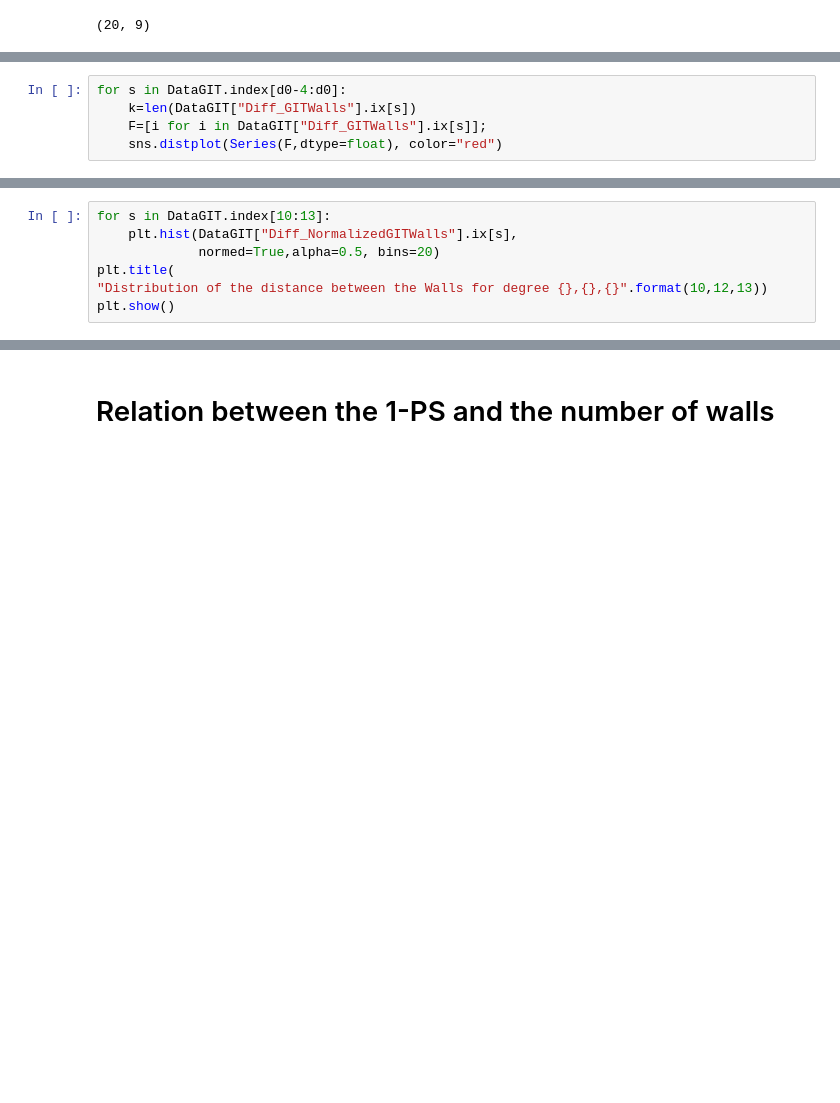
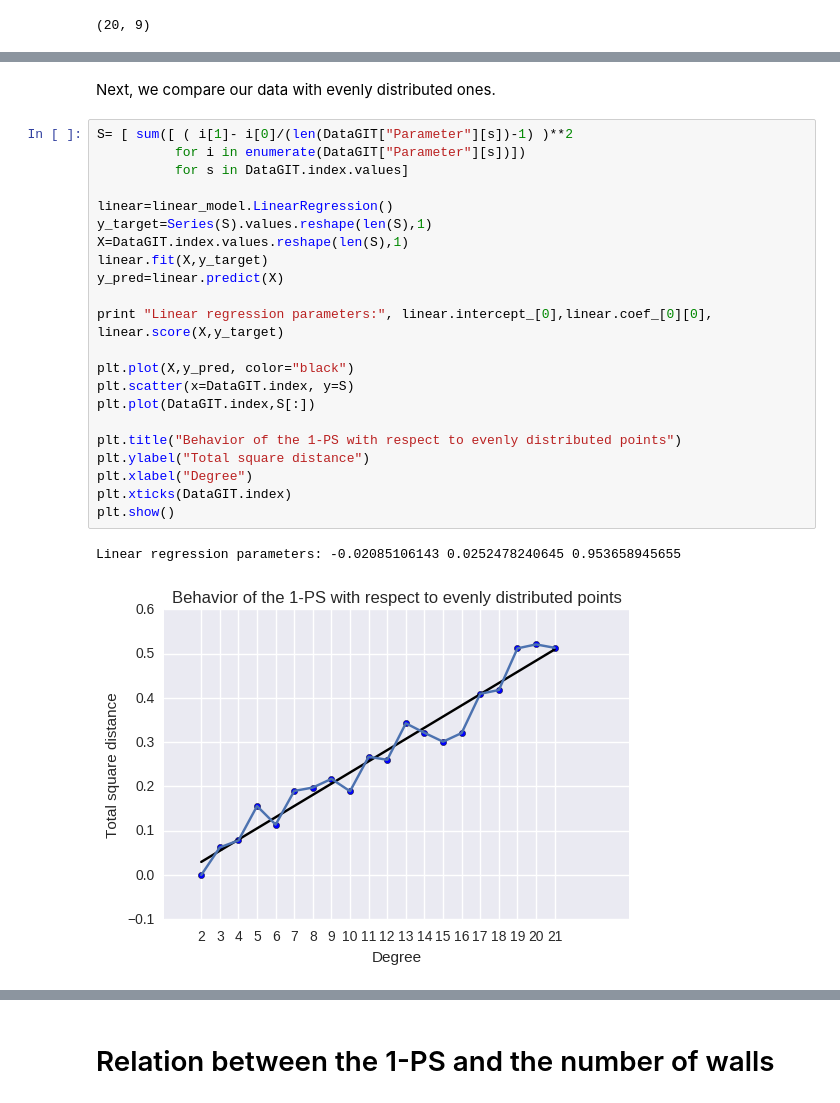
Before and after one commit to pgallardo/Analysis_GIT_data, a Jupyter notebook: DataAnalysisCurves.ipynb, the cells around one changed output, grey strips where cells are left out. Saved outputs shown, nothing was run; the diff lists cells and outputs as text; blank space fills up the shorter version.

```diff
--- a/DataAnalysisCurves.ipynb
+++ b/DataAnalysisCurves.ipynb
@@ -171,5 +33,0 @@ plt.show()
-# %%
-for s in DataGIT.index[d0-4:d0]:
-    k=len(DataGIT["Diff_GITWalls"].ix[s])
-    F=[i for i in DataGIT["Diff_GITWalls"].ix[s]];
-    sns.distplot(Series(F,dtype=float), color="red")
@@ -178,7 +33,0 @@ for s in DataGIT.index[d0-4:d0]:
-# %%
-for s in DataGIT.index[10:13]:
-    plt.hist(DataGIT["Diff_NormalizedGITWalls"].ix[s],
-             normed=True,alpha=0.5, bins=20)
-plt.title(
-"Distribution of the distance between the Walls for degree {},{},{}".format(10,12,13))
-plt.show()
@@ -250,0 +74,27 @@ plt.show()
+# %% [markdown]
+Next, we compare our data with evenly distributed ones.
+# %%
+S= [ sum([ ( i[1]- i[0]/(len(DataGIT["Parameter"][s])-1) )**2
+          for i in enumerate(DataGIT["Parameter"][s])])
+          for s in DataGIT.index.values]
+
+linear=linear_model.LinearRegression()
+y_target=Series(S).values.reshape(len(S),1)
+X=DataGIT.index.values.reshape(len(S),1)
+linear.fit(X,y_target)
+y_pred=linear.predict(X)
+
+print "Linear regression parameters:", linear.intercept_[0],linear.coef_[0][0], linear.score(X,y_target)
+
+plt.plot(X,y_pred, color="black")
+plt.scatter(x=DataGIT.index, y=S)
+plt.plot(DataGIT.index,S[:])
+
+plt.title("Behavior of the 1-PS with respect to evenly distributed points")
+plt.ylabel("Total square distance")
+plt.xlabel("Degree")
+plt.xticks(DataGIT.index)
+plt.show()
+# %% [output]
+Linear regression parameters: -0.02085106143 0.0252478240645 0.953658945655
+[figure, added]
```
Also changed, not shown: parts of 55 cells of this notebook.
